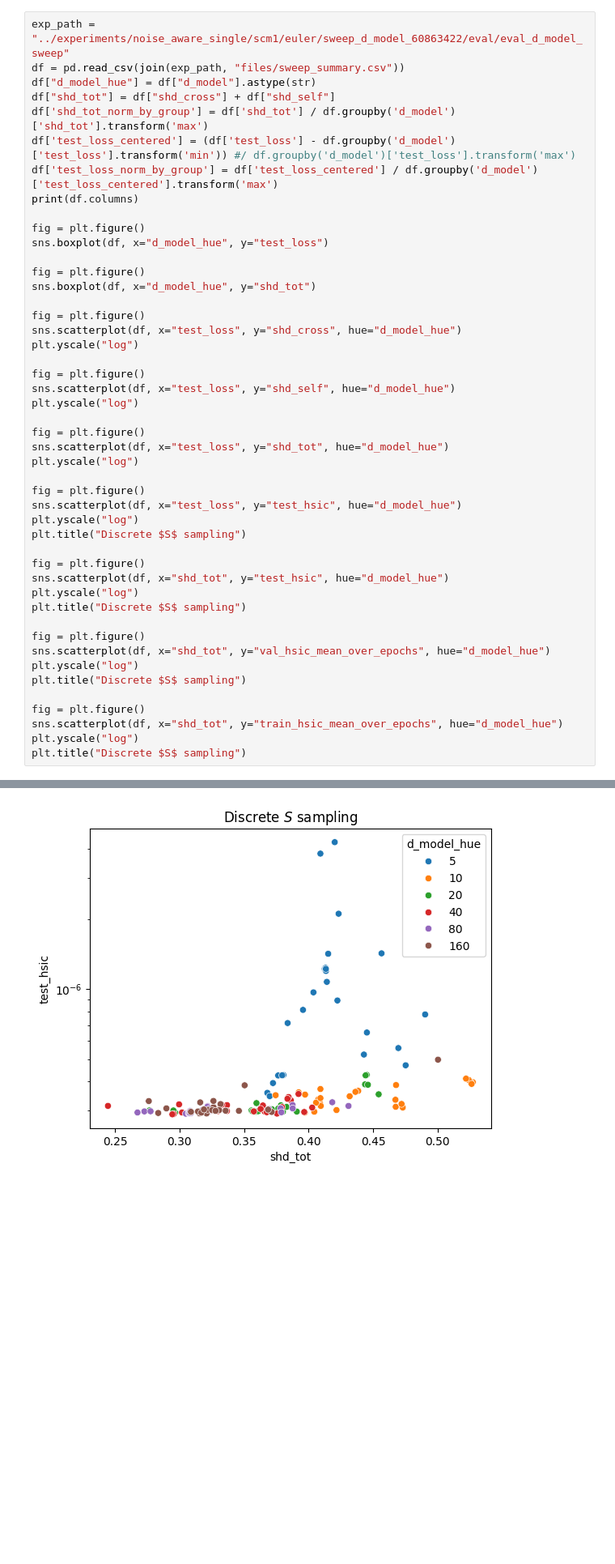
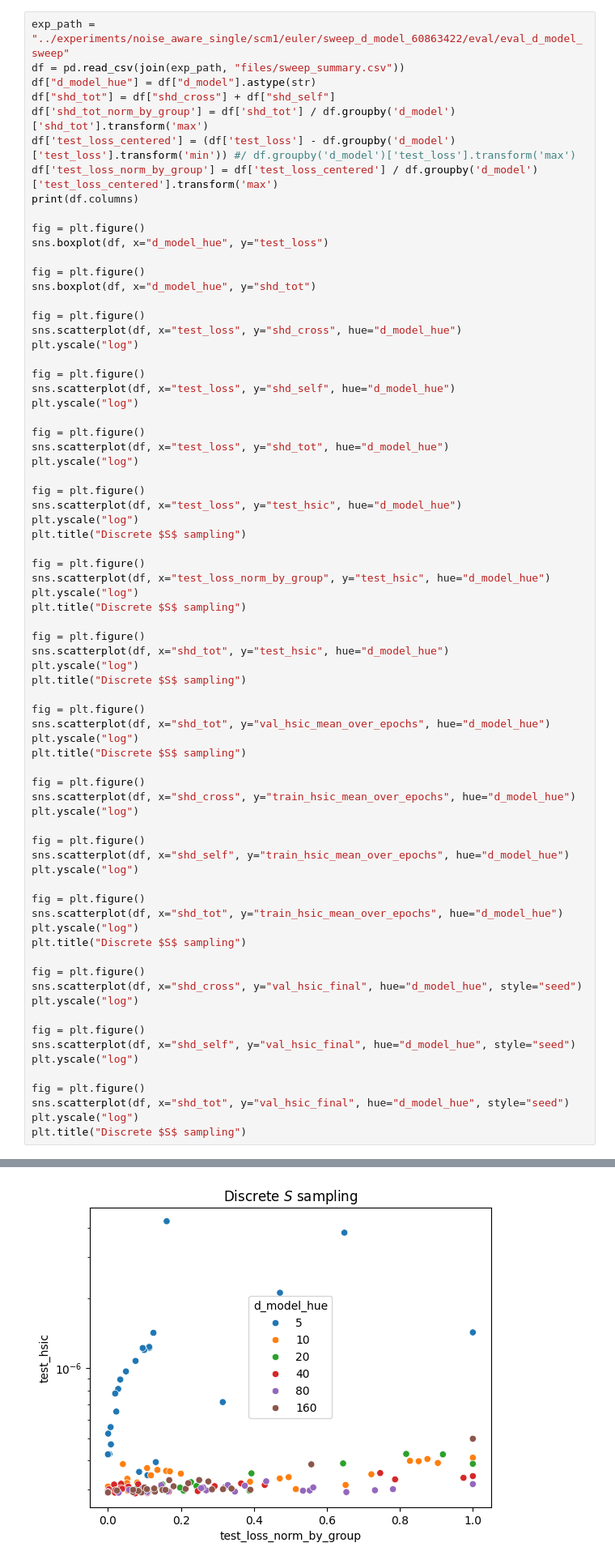
Before and after one commit to scipi1/causaliT, a Jupyter notebook: notebooks/nb_eval_sweep_dmodel.ipynb, the cells around one changed output, grey strips where cells are left out. Shown at 81% size. Saved outputs shown, nothing was run; the diff lists cells and outputs as text; blank space fills up the shorter version.

```diff
--- a/notebooks/nb_eval_sweep_dmodel.ipynb
+++ b/notebooks/nb_eval_sweep_dmodel.ipynb
@@ -40,35 +40,61 @@ plt.yscale("log")
 plt.title("Discrete $S$ sampling")
 
 fig = plt.figure()
+sns.scatterplot(df, x="test_loss_norm_by_group", y="test_hsic", hue="d_model_hue")
+plt.yscale("log")
+plt.title("Discrete $S$ sampling")
+
+fig = plt.figure()
 sns.scatterplot(df, x="shd_tot", y="test_hsic", hue="d_model_hue")
 plt.yscale("log")
 plt.title("Discrete $S$ sampling")
 
 fig = plt.figure()
 sns.scatterplot(df, x="shd_tot", y="val_hsic_mean_over_epochs", hue="d_model_hue")
 plt.yscale("log")
 plt.title("Discrete $S$ sampling")
 
 fig = plt.figure()
+sns.scatterplot(df, x="shd_cross", y="train_hsic_mean_over_epochs", hue="d_model_hue")
+plt.yscale("log")
+
+fig = plt.figure()
+sns.scatterplot(df, x="shd_self", y="train_hsic_mean_over_epochs", hue="d_model_hue")
+plt.yscale("log")
+
+fig = plt.figure()
 sns.scatterplot(df, x="shd_tot", y="train_hsic_mean_over_epochs", hue="d_model_hue")
 plt.yscale("log")
 plt.title("Discrete $S$ sampling")
+
+fig = plt.figure()
+sns.scatterplot(df, x="shd_cross", y="val_hsic_final", hue="d_model_hue", style="seed")
+plt.yscale("log")
+
+fig = plt.figure()
+sns.scatterplot(df, x="shd_self", y="val_hsic_final", hue="d_model_hue", style="seed")
+plt.yscale("log")
+
+fig = plt.figure()
+sns.scatterplot(df, x="shd_tot", y="val_hsic_final", hue="d_model_hue", style="seed")
+plt.yscale("log")
+plt.title("Discrete $S$ sampling")
 # %% [output]
 Index(['run_name', 'd_model', 'seed', 'fold', 'test_hsic', 'val_hsic',
        'test_loss', 'val_loss', 'test_r2', 'val_r2', 'test_mae', 'val_mae',
        'test_rmse', 'val_rmse', 'shd_cross', 'shd_self',
        'train_hsic_mean_over_epochs', 'train_hsic_max_over_epochs',
        'train_hsic_min_over_epochs', 'train_hsic_final',
        'val_hsic_mean_over_epochs', 'val_hsic_max_over_epochs',
        'val_hsic_min_over_epochs', 'val_hsic_final', 'd_model_hue', 'shd_tot',
        'shd_tot_norm_by_group', 'test_loss_centered',
        'test_loss_norm_by_group'],
       dtype='object')
 Text(0.5, 1.0, 'Discrete $S$ sampling')
 [figure]
 [figure]
 [figure]
 [figure]
 [figure]
 [figure]
-[figure, old version]
+[figure, new version]
```
Also changed, not shown: parts of 6 cells of this notebook, 27 other files.
